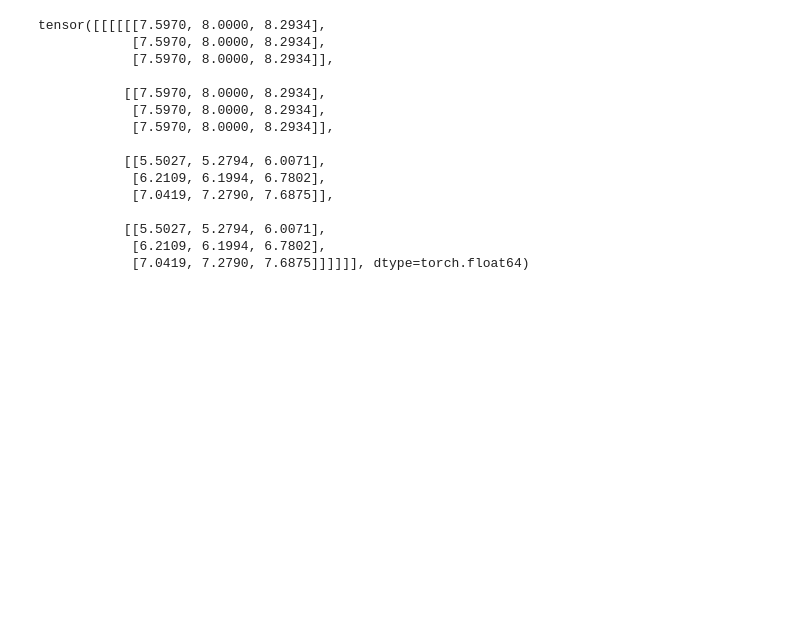
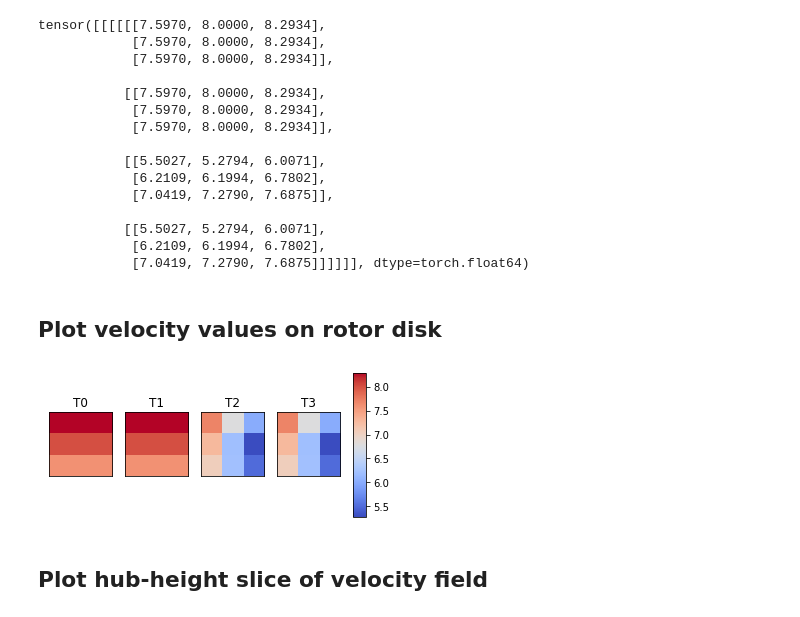
Before and after one commit to janiadcock/floris_torch, a Jupyter notebook: floris_torch.ipynb, the cells around one changed output. Drawn from its saved outputs; the diff is of its cells as text; code cells hidden in the pictures; blank space fills up the shorter version.

Commit message:
Clean up torch implementation; add dropout

```diff
--- a/floris_torch.ipynb
+++ b/floris_torch.ipynb
@@ -613,6 +729,6 @@ doesn't use DPC; this just tests the pytorch implementation of FLORIS
 u = torch.tensor([25., 25., 0., 0.])
 ws = torch.tensor([8.0])
 wd = torch.tensor([270.0])
-flow_field_u, x_coord_rotated, yaw_angle = get_field_rotor(ws, wd, u)
+flow_field_u, x_coord_rotated, yaw_angle = get_field_rotor(ws, wd, u, set_yaw)
 p = get_power(flow_field_u, x_coord_rotated, yaw_angle)
 # %%
@@ -639,3 +756,50 @@ tensor([[[[[[7.5970, 8.0000, 8.2934],
            [[5.5027, 5.2794, 6.0071],
             [6.2109, 6.1994, 6.7802],
             [7.0419, 7.2790, 7.6875]]]]]], dtype=torch.float64)
+# %% [markdown]
+## Plot velocity values on rotor disk
+# %%
+# plotting settings
+t_range = None
+wd_index = 0
+ws_index = 0
+n_rows = 1
+n_cols = 4
+cmap = "coolwarm"
+save_path = False
+
+#plot rotor values
+cmap = plt.cm.get_cmap(name=cmap)
+if t_range is None:
+    t_range = range(flow_field_u.shape[3])
+
+fig = plt.figure()
+axes = fig.subplots(n_rows, n_cols)
+
+indices = t_range
+titles = np.array([f"T{i}" for i in indices])
+
+for ax, t, i in zip(axes.flatten(), titles, indices):
+    vmin = torch.min(flow_field_u[wd_index, ws_index])
+    vmax = torch.max(flow_field_u[wd_index, ws_index])
+
+    bounds = np.linspace(vmin, vmax, 31)
+    norm = mplcolors.Normalize(vmin, vmax)
+
+    ax.imshow(flow_field_u[0, wd_index, ws_index, i].T, cmap=cmap, norm=norm, origin="lower")
+    ax.invert_xaxis()
+
+    ax.set_xticks([])
+    ax.set_yticks([])
+    ax.set_title(t)
+
+fig.subplots_adjust(right=0.8)
+cbar_ax = fig.add_axes([0.83, 0.25, 0.03, 0.5])
+cb = fig.colorbar(mpl.cm.ScalarMappable(norm=norm, cmap=cmap), cax=cbar_ax)
+
+#plt.savefig(save_path, bbox_inches="tight")
+plt.show()
+# %% [output]
+[figure, added]
+# %% [markdown]
+## Plot hub-height slice of velocity field
```
Also changed, not shown: parts of 20 cells of this notebook, 1 other file.
